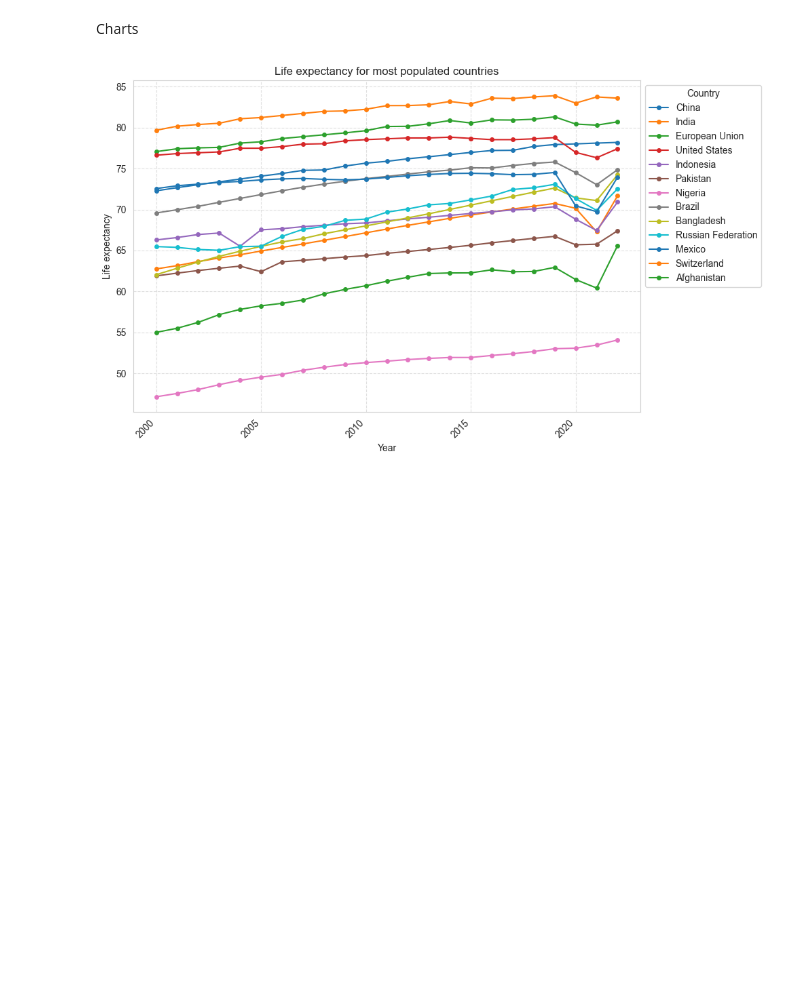
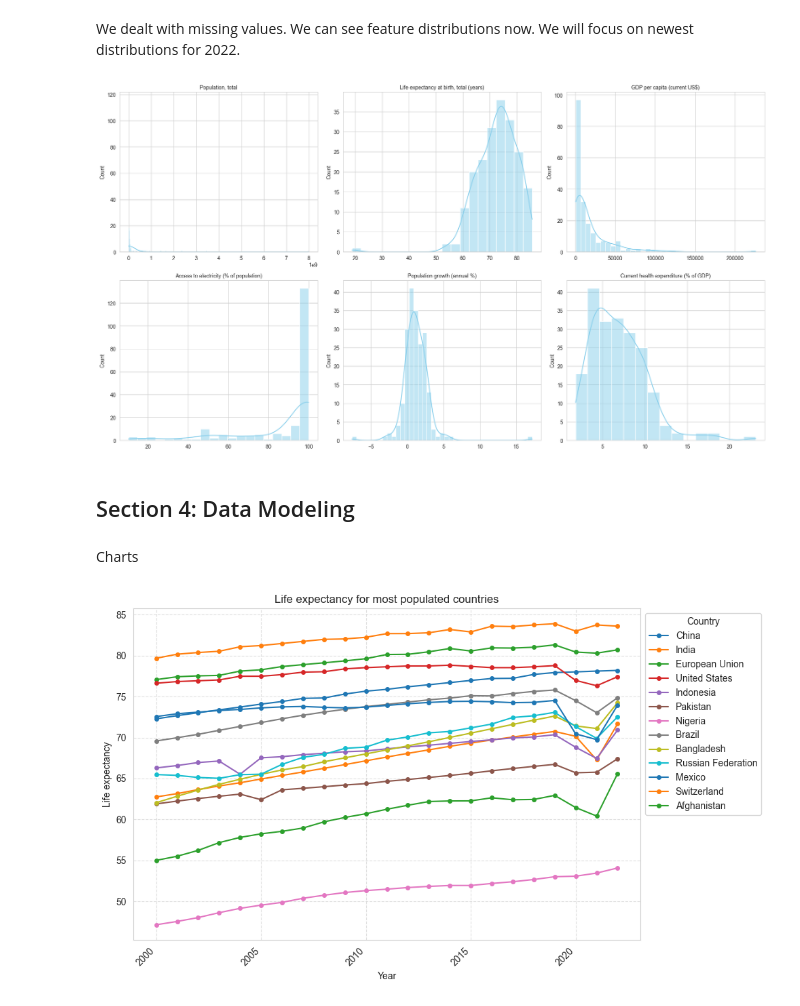
Before and after one commit to chillMLguy/life-expectancy, a Jupyter notebook: report.ipynb, the cells around one changed output. Saved outputs shown, nothing was run; the diff lists cells and outputs as text; code cells hidden in the pictures; blank space fills up the shorter version.

```diff
--- a/report.ipynb
+++ b/report.ipynb
@@ -119,0 +168,8 @@ data.loc[data["Country Name"] == "Seychelles","Population growth (annual %)"] =
+# %%
+data = handling_data(data,"Afghanistan","Current health expenditure (% of GDP)")
+data = handling_data(data, "Iraq", "Current health expenditure (% of GDP)")
+data = handling_data(data, "Timor-Leste", "Current health expenditure (% of GDP)")
+data = handling_data(data, "Ukraine", "Current health expenditure (% of GDP)")
+data = handling_data(data, "Cuba", "GDP per capita (current US$)")
+data = handling_data(data, "Yemen, Rep.", "GDP per capita (current US$)")
+data = handling_data(data, "Guinea-Bissau", "Access to electricity (% of population)")
@@ -120,3 +196,32 @@ data.loc[data["Country Name"] == "Seychelles","Population growth (annual %)"] =
+# %% [markdown]
+We dealt with missing values. We can see feature distributions now. We will focus on newest distributions for 2022.
+# %%
+data_2022 = data[data["Year"] == 2022]
+columns_to_plot = [
+    'Population, total',
+    'Life expectancy at birth, total (years)',
+    'GDP per capita (current US$)',
+    'Access to electricity (% of population)',
+    'Population growth (annual %)',
+    'Current health expenditure (% of GDP)'
+]
+
+sns.set_style("whitegrid")
+
+fig, axes = plt.subplots(2, 3, figsize=(18, 10))
+axes = axes.flatten()
+
+for i, col in enumerate(columns_to_plot):
+    sns.histplot(data_2022[col], kde=True, ax=axes[i], color='skyblue')
+    axes[i].set_title(f'{col}', fontsize=10)
+    axes[i].set_xlabel('')
+
+plt.tight_layout()
+plt.show()
+# %% [output]
+[figure, added]
+# %% [markdown]
+## Section 4: Data Modeling
 # %% [markdown]
 Charts
 # %%
```
Also changed, not shown: parts of 24 cells of this notebook, 1 other file.
